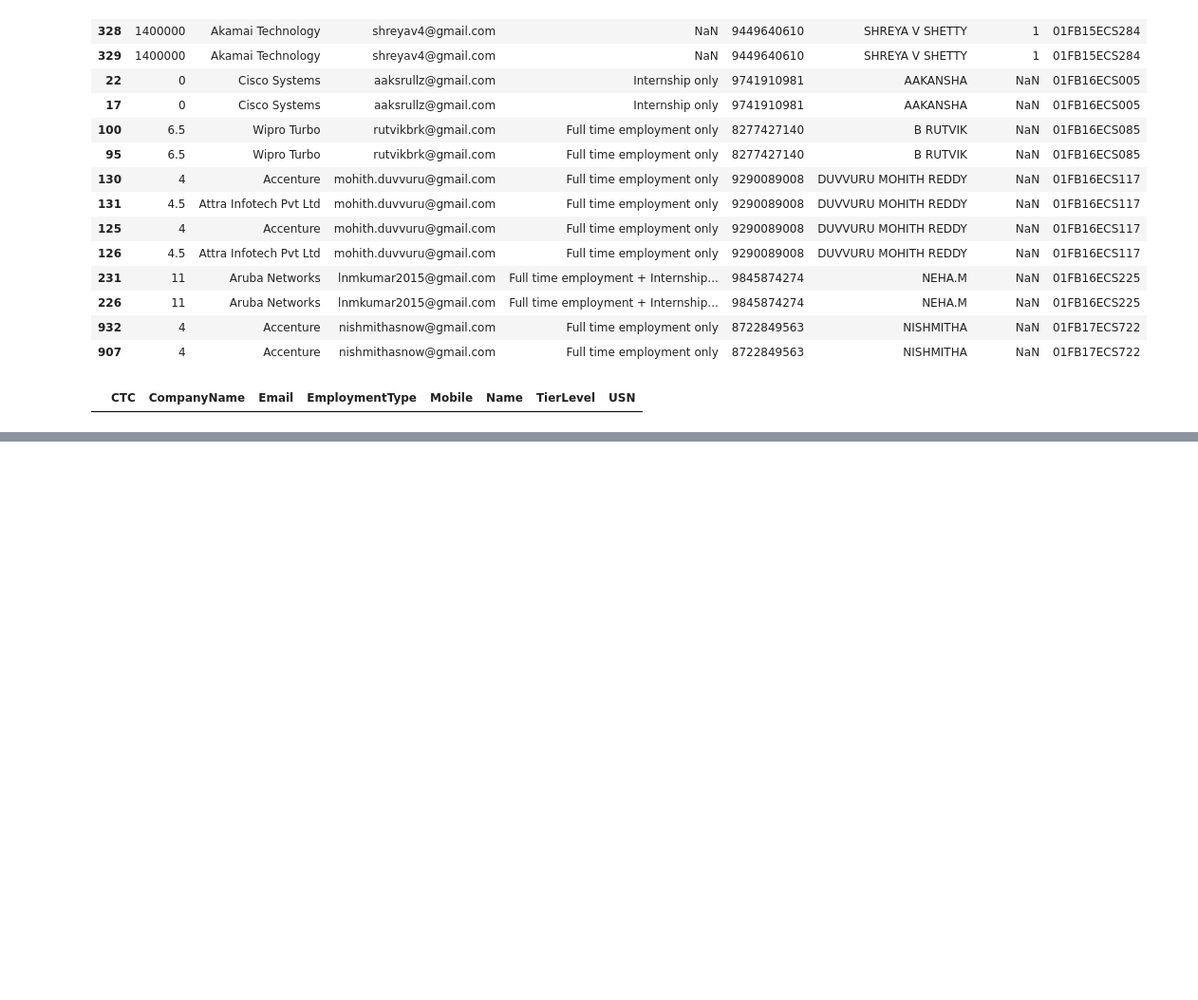
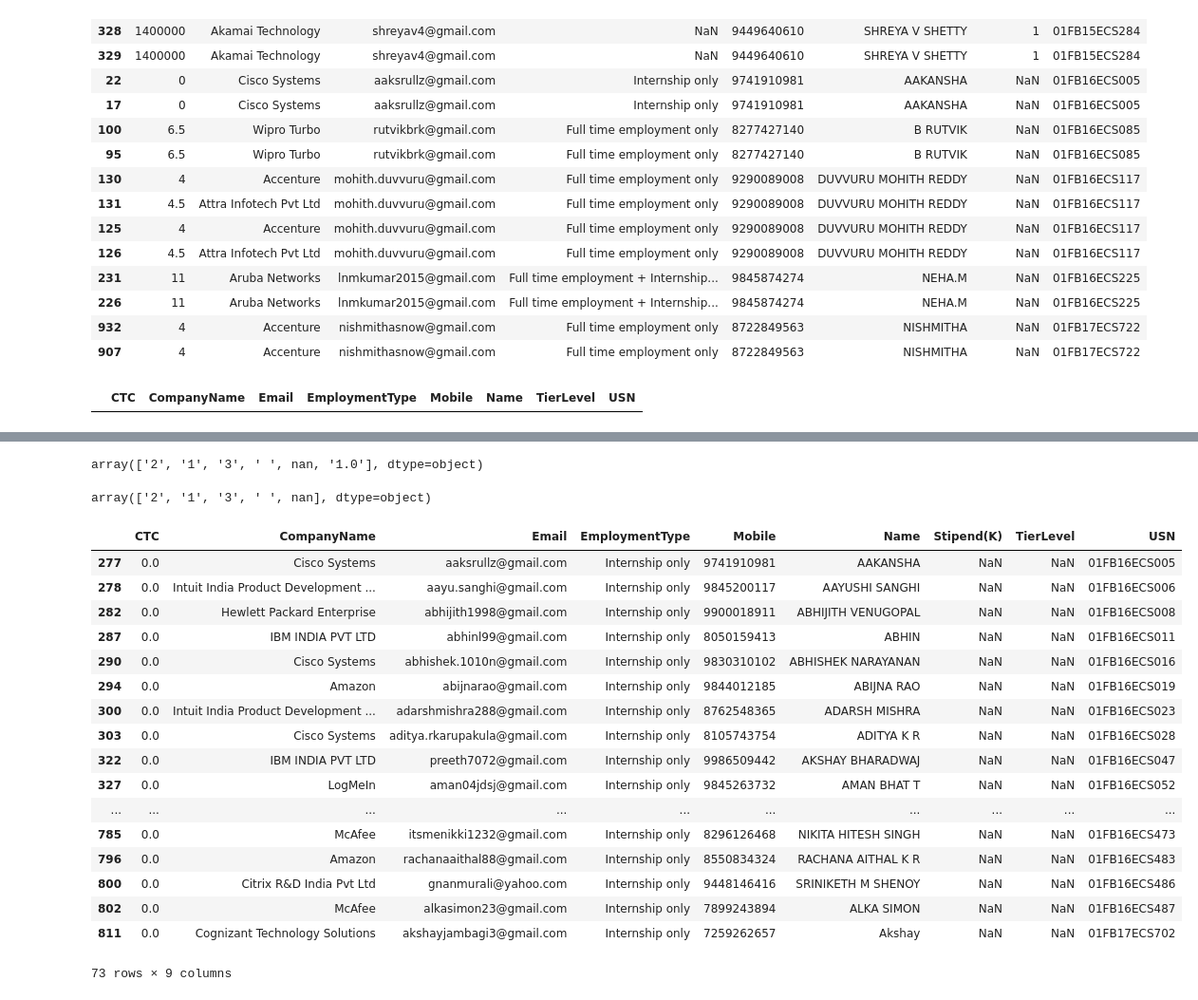
Before and after one commit to Diya1999/Skill-Recommender-System, a Jupyter notebook: Merging Datasets/PlacementCombined15_16.ipynb, the cells around one changed output, grey strips where cells are left out. Shown: that part at 95% size. Saved outputs shown, nothing was run; the diff lists cells and outputs as text; code cells hidden in the pictures; blank space fills up the shorter version.

```diff
--- a/Merging Datasets/PlacementCombined15_16.ipynb
+++ b/Merging Datasets/PlacementCombined15_16.ipynb
@@ -352,0 +363,50 @@ placed_15_16_CS[placed_15_16_CS.duplicated(subset=['USN','CompanyName'], keep=Fa
+# %%
+placement.TierLevel.unique()
+# %% [output]
+array(['2', '1', '3', ' ', nan, '1.0'], dtype=object)
+# %%
+placement['TierLevel'] = placement['TierLevel'].replace(['1.0'],'1')
+# %%
+placement.TierLevel.unique()
+# %% [output]
+array(['2', '1', '3', ' ', nan], dtype=object)
+# %%
+placement['CTC'] = pd.to_numeric(placement['CTC'],errors='coerce')
+# %%
+#convert CTC to standard format
+df=placement
+for idx, row in df.iterrows():
+    if row.CTC:
+        if row.CTC > 100:
+            placement.set_value(idx, 'CTC', row.CTC/100000)
+# %%
+for idx, row in df.iterrows():
+    if row.TierLevel:
+        if row.CTC > 0 and row.CTC <= 4:
+            placement.set_value(idx, 'TierLevel', '3')
+        if row.CTC > 4 and row.CTC <= 7:
+            placement.set_value(idx, 'TierLevel', '2')
+        if row.CTC > 7:
+            placement.set_value(idx, 'TierLevel', '1')
+# %%
+mask = placement['CTC'] == 0
+placement[mask]
+# %% [output]
+|  | CTC | CompanyName | Email | EmploymentType | Mobile | Name | Stipend(K) | TierLevel | USN |
+| 277 | 0.0 | Cisco Systems | aaksrullz@gmail.com | Internship only | 9741910981 | AAKANSHA | NaN | NaN | 01FB16ECS005 |
+| 278 | 0.0 | Intuit India Product Development ... | aayu.sanghi@gmail.com | Internship only | 9845200117 | AAYUSHI SANGHI | NaN | NaN | 01FB16ECS006 |
+| 282 | 0.0 | Hewlett Packard Enterprise | abhijith1998@gmail.com | Internship only | 9900018911 | ABHIJITH VENUGOPAL | NaN | NaN | 01FB16ECS008 |
+| 287 | 0.0 | IBM INDIA PVT LTD | abhinl99@gmail.com | Internship only | 8050159413 | ABHIN | NaN | NaN | 01FB16ECS011 |
+| 290 | 0.0 | Cisco Systems | abhishek.1010n@gmail.com | Internship only | 9830310102 | ABHISHEK NARAYANAN | NaN | NaN | 01FB16ECS016 |
+| 294 | 0.0 | Amazon | abijnarao@gmail.com | Internship only | 9844012185 | ABIJNA RAO | NaN | NaN | 01FB16ECS019 |
+| 300 | 0.0 | Intuit India Product Development ... | adarshmishra288@gmail.com | Internship only | 8762548365 | ADARSH MISHRA | NaN | NaN | 01FB16ECS023 |
+| 303 | 0.0 | Cisco Systems | aditya.rkarupakula@gmail.com | Internship only | 8105743754 | ADITYA K R | NaN | NaN | 01FB16ECS028 |
+| 322 | 0.0 | IBM INDIA PVT LTD | preeth7072@gmail.com | Internship only | 9986509442 | AKSHAY BHARADWAJ | NaN | NaN | 01FB16ECS047 |
+| 327 | 0.0 | LogMeIn | aman04jdsj@gmail.com | Internship only | 9845263732 | AMAN BHAT T | NaN | NaN | 01FB16ECS052 |
+| ... | ... | ... | ... | ... | ... | ... | ... | ... | ... |
+| 785 | 0.0 | McAfee | itsmenikki1232@gmail.com | Internship only | 8296126468 | NIKITA HITESH SINGH | NaN | NaN | 01FB16ECS473 |
+| 796 | 0.0 | Amazon | rachanaaithal88@gmail.com | Internship only | 8550834324 | RACHANA AITHAL K R | NaN | NaN | 01FB16ECS483 |
+| 800 | 0.0 | Citrix R&D India Pvt Ltd | gnanmurali@yahoo.com | Internship only | 9448146416 | SRINIKETH M SHENOY | NaN | NaN | 01FB16ECS486 |
+| 802 | 0.0 | McAfee | alkasimon23@gmail.com | Internship only | 7899243894 | ALKA SIMON | NaN | NaN | 01FB16ECS487 |
+| 811 | 0.0 | Cognizant Technology Solutions | akshayjambagi3@gmail.com | Internship only | 7259262657 | Akshay | NaN | NaN | 01FB17ECS702 |
+73 rows × 9 columns
```
Also changed, not shown: parts of 15 cells of this notebook.
